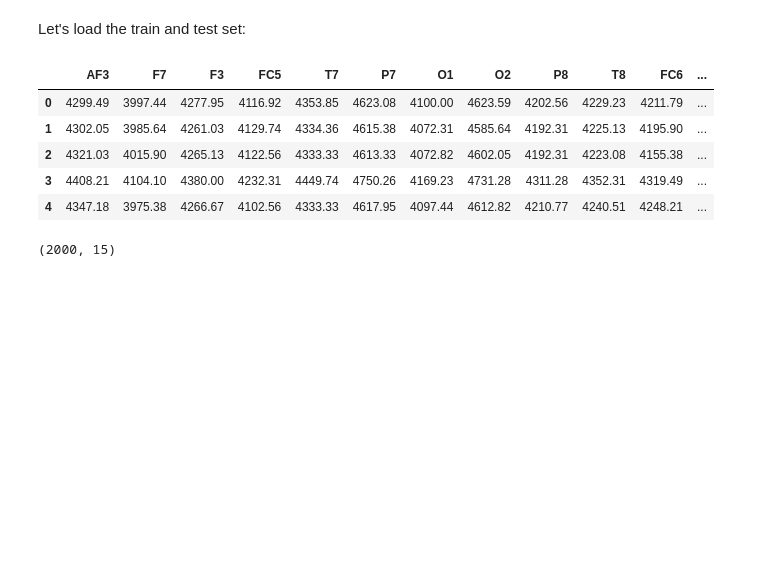
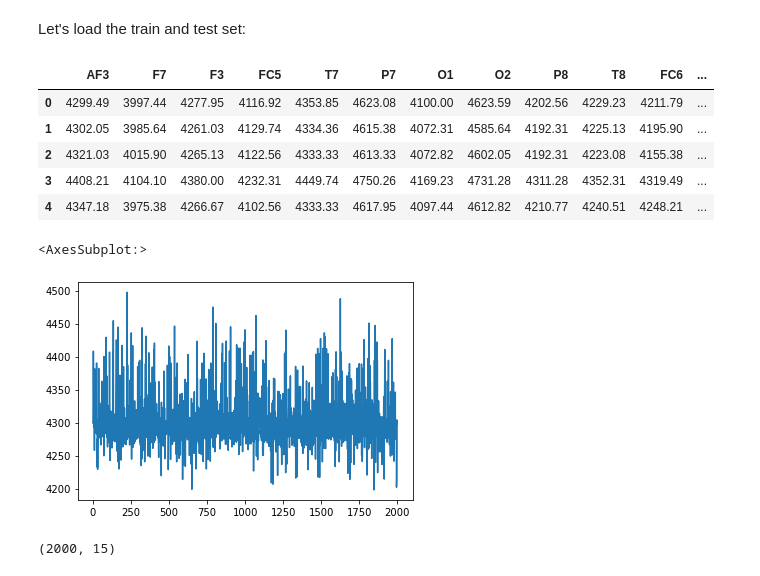
Before and after one commit to M-Ghodrat/EEG-Brainwave, a Jupyter notebook: Eye blinking prediction.ipynb, the cells around one changed output. Saved outputs shown, nothing was run; the diff lists cells and outputs as text; code cells hidden in the pictures; blank space fills up the shorter version.

```diff
--- a/Eye blinking prediction.ipynb
+++ b/Eye blinking prediction.ipynb
@@ -65,6 +65,11 @@ trainset.head()
 | 2 | 4321.03 | 4015.90 | 4265.13 | 4122.56 | 4333.33 | 4613.33 | 4072.82 | 4602.05 | 4192.31 | 4223.08 | 4155.38 | ... |
 | 3 | 4408.21 | 4104.10 | 4380.00 | 4232.31 | 4449.74 | 4750.26 | 4169.23 | 4731.28 | 4311.28 | 4352.31 | 4319.49 | ... |
 | 4 | 4347.18 | 3975.38 | 4266.67 | 4102.56 | 4333.33 | 4617.95 | 4097.44 | 4612.82 | 4210.77 | 4240.51 | 4248.21 | ... |
+# %%
+trainset['AF3'].plot()
+# %% [output]
+<AxesSubplot:>
+[figure, added]
 # %%
 trainset.shape
 # %% [output]
```
Also changed, not shown: parts of 71 cells of this notebook, 1 other file.
